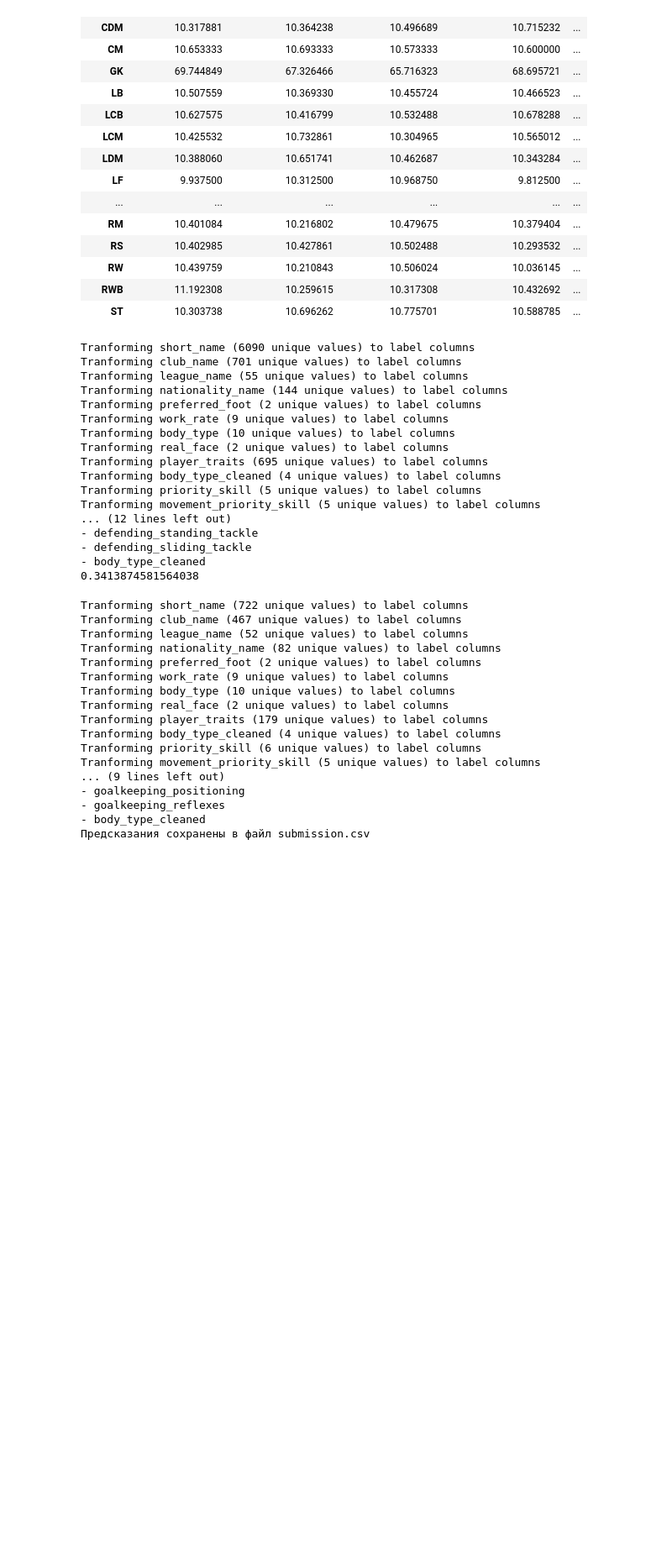
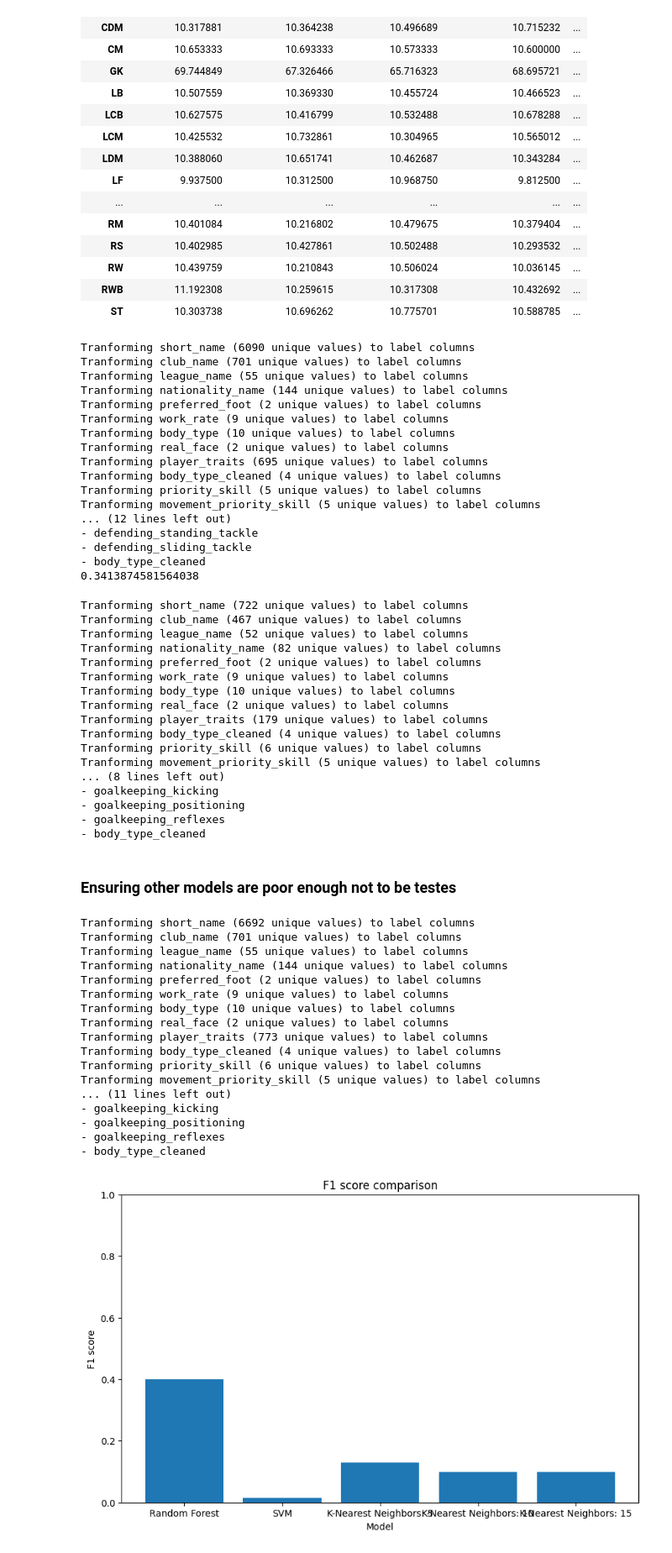
Before and after one commit to DenisProcyon/ML_proj2, a Jupyter notebook: src/main.ipynb, the cells around one changed output. Shown at 84% size. Drawn from its saved outputs; the diff is of its cells as text; code cells hidden in the pictures; blank space fills up the shorter version.

```diff
--- a/src/main.ipynb
+++ b/src/main.ipynb
@@ -472,6 +484,9 @@ def calculate_position_priority_skill(data: pd.DataFrame) -> pd.DataFrame:
     return data
 # %%
 def put_secondary_priority_skill(data: pd.DataFrame) -> pd.DataFrame:
+    """
+    Same methodology as in put_primary_priority_skill function
+    """
     groups = {
         'movement': [col for col in data.columns if col.startswith('movement')],
         'power': [col for col in data.columns if col.startswith('power')],
@@ -530,6 +539,9 @@ def one_hot_trait_encode(data: pd.DataFrame, useful_traits: list[str]) -> pd.Dat
     return data
 # %%
 def delete_high_corr(data: pd.DataFrame, threshold: float = 0.9) -> pd.DataFrame:
+    """
+    Function deletes columns with high correaltions. Since it is not a must in context of classification, this implemetation is arguable
+    """
     import numpy as np
 
     numeric_cols = data.select_dtypes(include=[np.number]).columns
@@ -549,6 +561,9 @@ def delete_high_corr(data: pd.DataFrame, threshold: float = 0.9) -> pd.DataFrame
     return data_reduced
 # %%
 def tranform_age(data: pd.DataFrame, input_column: str, output: str, age_type: str) -> pd.DataFrame:
+    """
+    Transforming any date to age.
+    """
     data[input_column] = pd.to_datetime(data[input_column])
 
     data[output] = pd.Timestamp.now().year - data[input_column].dt.year
@@ -563,6 +578,7 @@ def split_height_and_type(column):
     return height, body_type
 # %%
 def preprocess_features(data: pd.DataFrame) -> pd.DataFrame:
+    "Function does feature engineering for ages and body"
     data = tranform_age(data=data, input_column="birthday_date", output="age", age_type="birthday")
 
     data = tranform_age(data=data, input_column="club_joined", output="club_age", age_type="club")
@@ -985,9 +1009,7 @@ output_df = pd.concat([gk_predictions, non_gk_predictions])
 
 output_df = output_df.sort_values(by='id')
 
-output_df.to_csv('submission.csv', index=False)
-
-print("Предсказания сохранены в файл submission.csv")
+output_df.to_csv('submission_test.csv', index=False)
 # %% [output]
 Tranforming short_name (722 unique values) to label columns
 Tranforming club_name (467 unique values) to label columns
@@ -1001,8 +1023,64 @@ Tranforming player_traits (179 unique values) to label columns
 Tranforming body_type_cleaned (4 unique values) to label columns
 Tranforming priority_skill (6 unique values) to label columns
 Tranforming movement_priority_skill (5 unique values) to label columns
-... (9 lines left out)
+... (8 lines left out)
+- goalkeeping_kicking
 - goalkeeping_positioning
 - goalkeeping_reflexes
 - body_type_cleaned
-Предсказания сохранены в файл submission.csv
+# %% [markdown]
+### Ensuring other models are poor enough not to be testes
+# %%
+from sklearn.svm import SVC
+from sklearn.neighbors import KNeighborsClassifier
+
+train_data = get_data("train")
+train_data = preprocess_data(data=train_data, dataset_type="train")
+
+X = train_data.drop("position", axis=1)
+y = train_data["position"]
+
+X_train, X_test, y_train, y_test = train_test_split(X, y, test_size=0.2, random_state=42)
+
+models = {
+    "Random Forest": RandomForestClassifier(n_estimators=200, criterion="gini", max_depth=16, random_state=42),
+    "SVM": SVC(kernel="rbf", random_state=42),
+    "K-Nearest Neighbors: 5": KNeighborsClassifier(n_neighbors=5),
+    "K-Nearest Neighbors: 10": KNeighborsClassifier(n_neighbors=10),
+    "K-Nearest Neighbors: 15": KNeighborsClassifier(n_neighbors=15)
+}
+
+f1_scores = {}
+
+for model_name, model in models.items():
+    model.fit(X_train, y_train)
+    y_pred = model.predict(X_test)
+    f1 = f1_score(y_test, y_pred, average="weighted")
+    f1_scores[model_name] = f1
+
+plt.figure(figsize=(10, 6))
+plt.bar(f1_scores.keys(), f1_scores.values())
+plt.title("F1 score comparison")
+plt.ylabel("F1 score")
+plt.xlabel("Model")
+plt.ylim(0, 1)
+plt.show()
+# %% [output]
+Tranforming short_name (6692 unique values) to label columns
+Tranforming club_name (701 unique values) to label columns
+Tranforming league_name (55 unique values) to label columns
+Tranforming nationality_name (144 unique values) to label columns
+Tranforming preferred_foot (2 unique values) to label columns
+Tranforming work_rate (9 unique values) to label columns
+Tranforming body_type (10 unique values) to label columns
+Tranforming real_face (2 unique values) to label columns
+Tranforming player_traits (773 unique values) to label columns
+Tranforming body_type_cleaned (4 unique values) to label columns
+Tranforming priority_skill (6 unique values) to label columns
+Tranforming movement_priority_skill (5 unique values) to label columns
+... (11 lines left out)
+- goalkeeping_kicking
+- goalkeeping_positioning
+- goalkeeping_reflexes
+- body_type_cleaned
+[figure, added]
```
Also changed, not shown: parts of 18 cells of this notebook, 2 other files.
